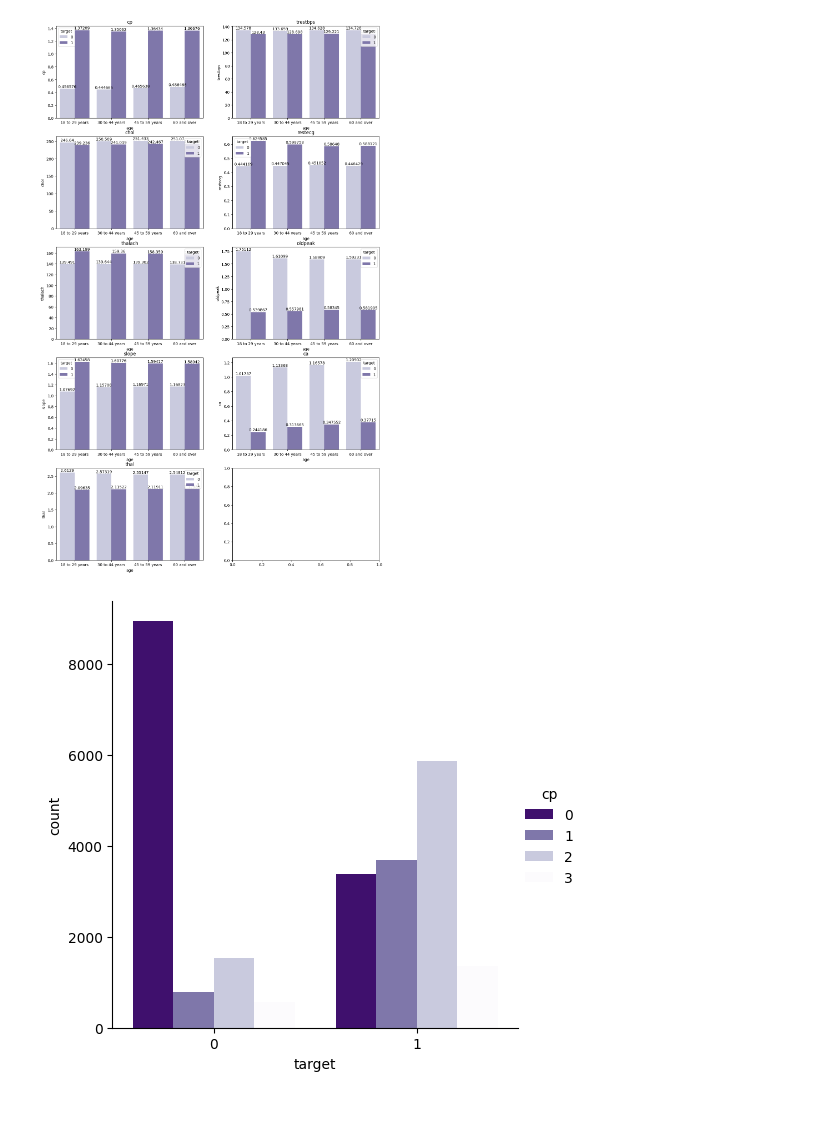
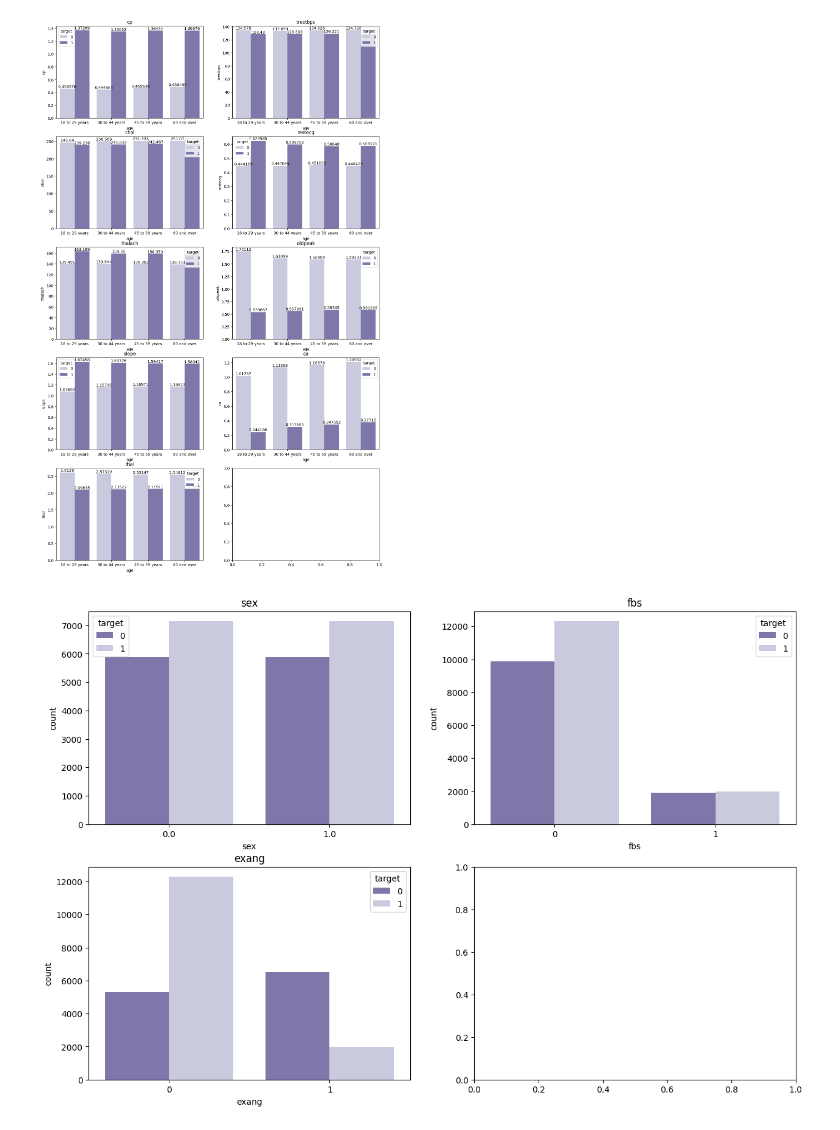
Before and after one commit to gbochenska/eksploracja_danych, a Jupyter notebook: Hypertension EDA.ipynb, the cells around one changed output. Drawn from its saved outputs; the diff is of its cells as text; code cells hidden in the pictures.

```diff
--- a/Hypertension EDA.ipynb
+++ b/Hypertension EDA.ipynb
@@ -7,8 +7,6 @@ import seaborn as sns
 # Wczytanie danych
 # %%
 hypertension_df = pd.read_csv('hypertension_data.csv')
-hypertension_df["age_group"]=['18 to 29 years' if i<30 else '30 to 44 years' if (i>=30)&(i<45) else
-                                '45 to 59 years' if (i>=45)&(i<59) else '60 and over' for i in hypertension_df['age']]
 
 hypertension_df["age_group_13"]=[1.0 if i<30 else
                                  2.0 if (i>=30)&(i<34) else
@@ -23,5 +21,10 @@ hypertension_df["age_group_13"]=[1.0 if i<30 else
                                  11.0 if (i>=74)&(i<79) else
                                  12.0 if (i>=79)&(i<84) else
                                  13.0 for i in hypertension_df['age']]
+
+hypertension_df["age_group"]=['18 to 29 years' if i<30 else '30 to 44 years' if (i>=30)&(i<45) else
+                                '45 to 59 years' if (i>=45)&(i<59) else '60 and over' for i in hypertension_df['age']]
+
+hypertension_df.pop('age')
 hypertension_df.head()
 # %% [output]
@@ -127,9 +131,9 @@ print(hypertension_numerical_features)
 # %%
 binary = hypertension_binary_features[-1]
 i = 0
-fig, axes = plt.subplots(5, 2, figsize=(15,15))
+fig, axes = plt.subplots(5, 2, figsize=(15,20))
 axes = axes.flatten()
-for feature in hypertension_numerical_features:
+for feature in hypertension_numerical_features[:-1]:
     sns.boxplot(x = hypertension_df[feature], y = hypertension_df[binary], hue = hypertension_df[binary], orient="h", palette='Purples', ax=axes[i])
     i += 1
 plt.show()
@@ -164,7 +168,19 @@ plt.show()
 # %% [output]
 [figure]
 # %%
-sns.catplot(x="target", kind="count", hue = 'cp', palette="Purples_r", data=hypertension_df)
+k = 0
+fig, axes = plt.subplots(2, 2, figsize=(15,10))
+axes = axes.flatten()
+
+for feature in hypertension_binary_features[:-1]:
+    plt
+    sns.countplot(x=feature, hue='target', palette="Purples_r", data=hypertension_df, ax=axes[k])
+    for i in ax.containers:
+        ax.bar_label(i,)
+
+    axes[k].title.set_text(feature)
+    k += 1
+
 plt.show()
 # %% [output]
-[figure, old version]
+[figure, new version]
```
Also changed, not shown: parts of 9 cells of this notebook, 3 other files.
